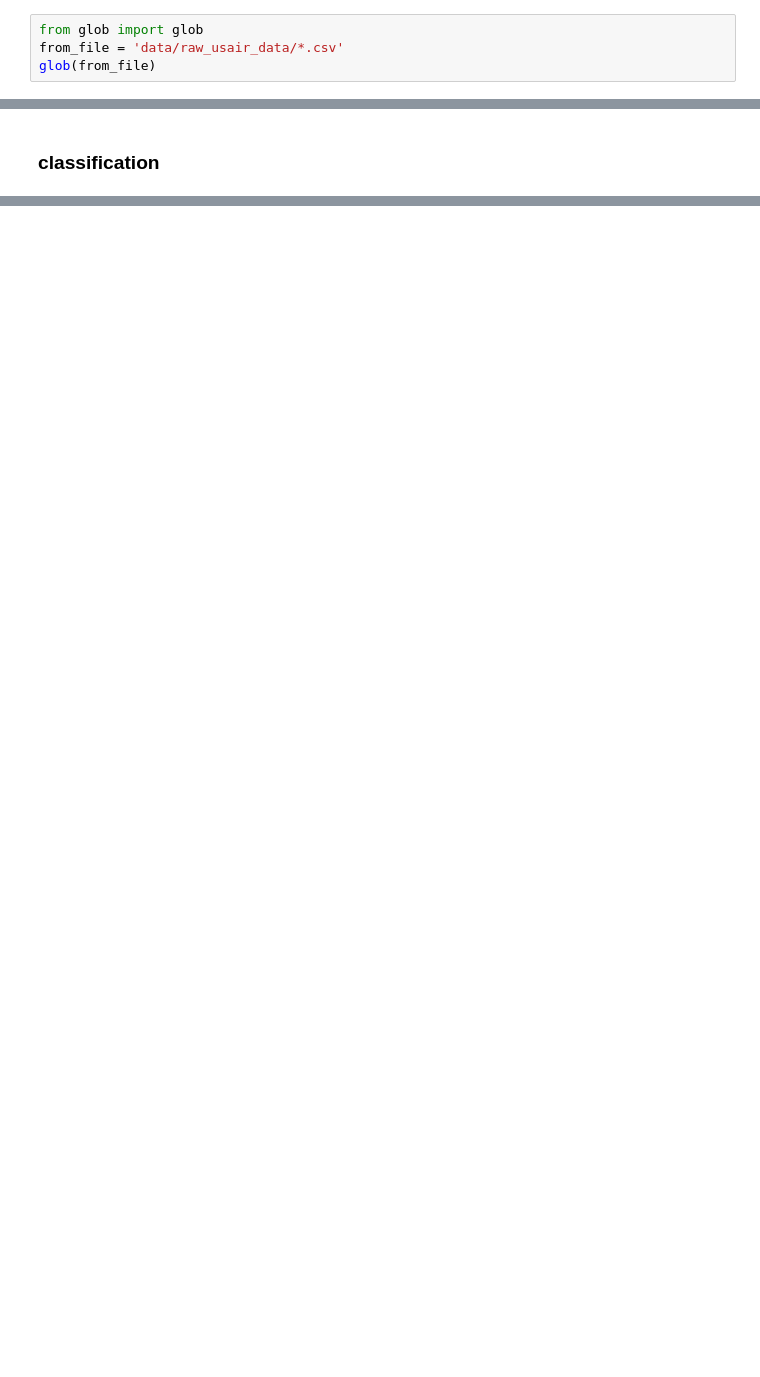
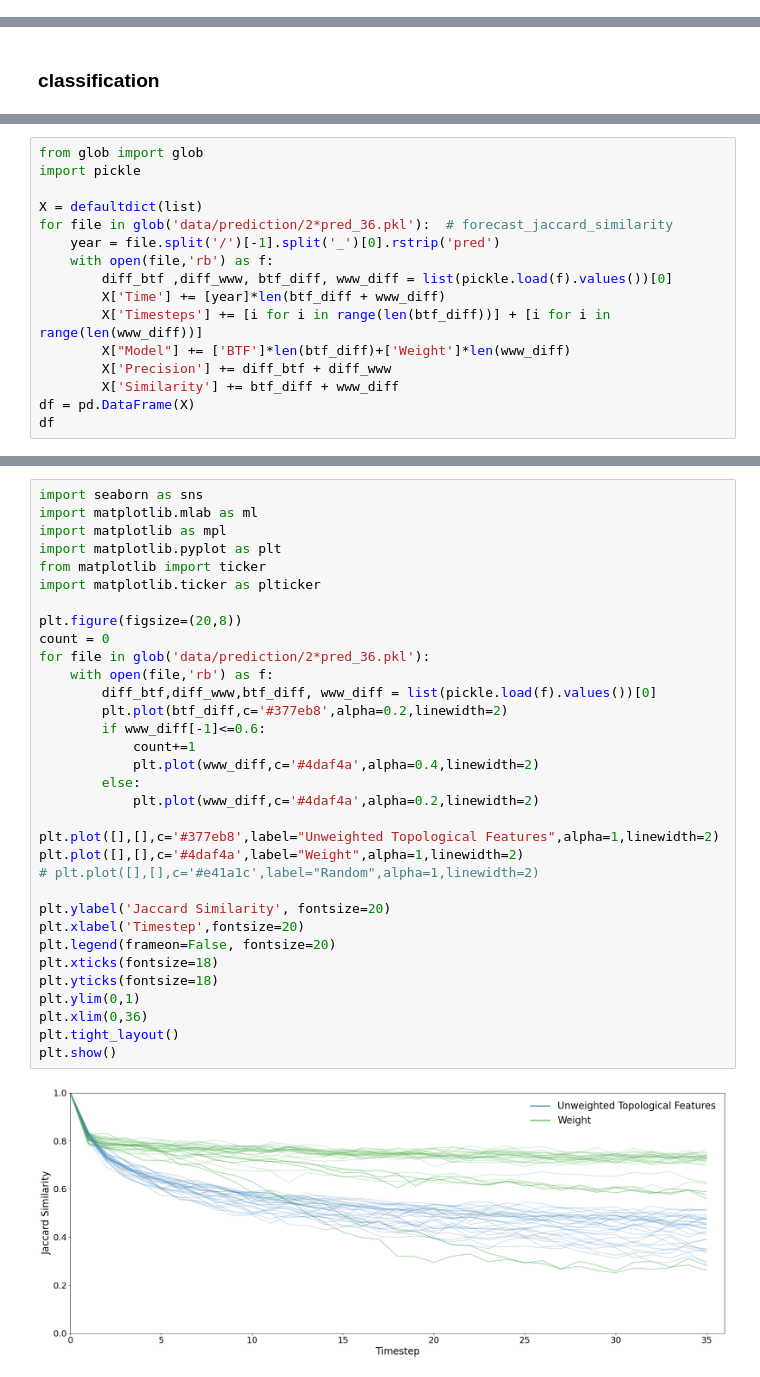
Before and after one commit to Blair-Lu-c/MADS, a Jupyter notebook: Machine_Learning_2/Forecasting_the_evolution_of_transportation_networks.ipynb, the cells around one changed output, grey strips where cells are left out. Cells and saved outputs as stored; diff of their text form; blank space fills up the shorter version.

```diff
--- a/Machine_Learning_2/Forecasting_the_evolution_of_transportation_networks.ipynb
+++ b/Machine_Learning_2/Forecasting_the_evolution_of_transportation_networks.ipynb
@@ -127,7 +135,3 @@ def features_extractor(graphs, dates):
 
     df = pd.DataFrame(X)
     return(df)
-# %%
-from glob import glob
-from_file = 'data/raw_usair_data/*.csv'
-glob(from_file)
@@ -880,0 +874,16 @@ if __name__ == '__main__':
+# %%
+from glob import glob
+import pickle
+
+X = defaultdict(list)
+for file in glob('data/prediction/2*pred_36.pkl'):  # forecast_jaccard_similarity
+    year = file.split('/')[-1].split('_')[0].rstrip('pred')
+    with open(file,'rb') as f:
+        diff_btf ,diff_www, btf_diff, www_diff = list(pickle.load(f).values())[0]
+        X['Time'] += [year]*len(btf_diff + www_diff)
+        X['Timesteps'] += [i for i in range(len(btf_diff))] + [i for i in range(len(www_diff))]
+        X["Model"] += ['BTF']*len(btf_diff)+['Weight']*len(www_diff)
+        X['Precision'] += diff_btf + diff_www
+        X['Similarity'] += btf_diff + www_diff
+df = pd.DataFrame(X)
+df
@@ -880,0 +906,35 @@ if __name__ == '__main__':
+# %%
+import seaborn as sns
+import matplotlib.mlab as ml
+import matplotlib as mpl
+import matplotlib.pyplot as plt
+from matplotlib import ticker
+import matplotlib.ticker as plticker
+
+plt.figure(figsize=(20,8))
+count = 0
+for file in glob('data/prediction/2*pred_36.pkl'):
+    with open(file,'rb') as f:
+        diff_btf,diff_www,btf_diff, www_diff = list(pickle.load(f).values())[0]
+        plt.plot(btf_diff,c='#377eb8',alpha=0.2,linewidth=2)
+        if www_diff[-1]<=0.6:
+            count+=1
+            plt.plot(www_diff,c='#4daf4a',alpha=0.4,linewidth=2)
+        else:
+            plt.plot(www_diff,c='#4daf4a',alpha=0.2,linewidth=2)
+
+plt.plot([],[],c='#377eb8',label="Unweighted Topological Features",alpha=1,linewidth=2)
+plt.plot([],[],c='#4daf4a',label="Weight",alpha=1,linewidth=2)
+# plt.plot([],[],c='#e41a1c',label="Random",alpha=1,linewidth=2)
+
+plt.ylabel('Jaccard Similarity', fontsize=20)
+plt.xlabel('Timestep',fontsize=20)
+plt.legend(frameon=False, fontsize=20)
+plt.xticks(fontsize=18)
+plt.yticks(fontsize=18)
+plt.ylim(0,1)
+plt.xlim(0,36)
+plt.tight_layout()
+plt.show()
+# %% [output]
+[figure, added]
```
Also changed, not shown: parts of 47 cells of this notebook.
